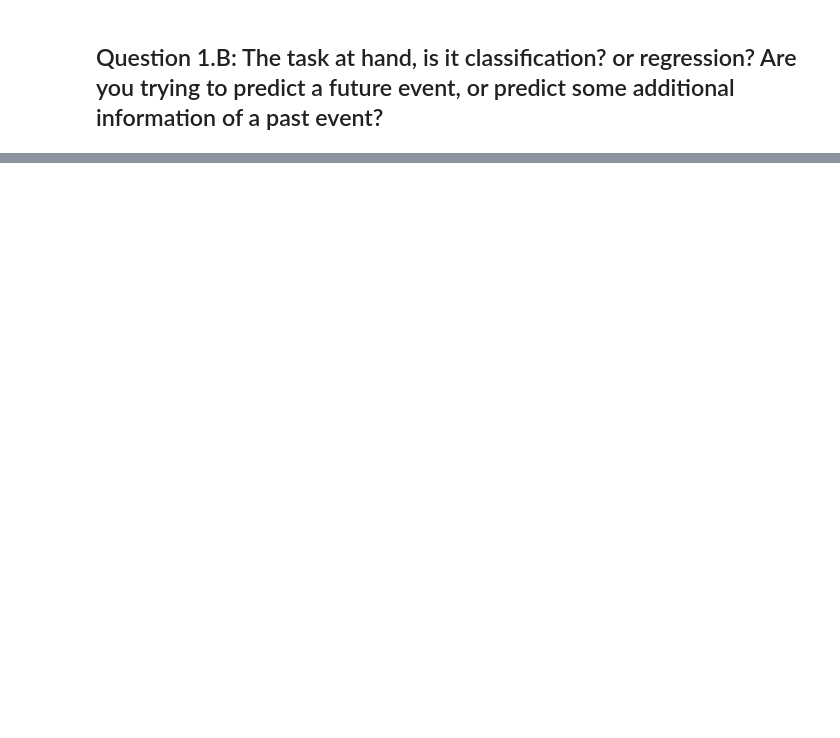
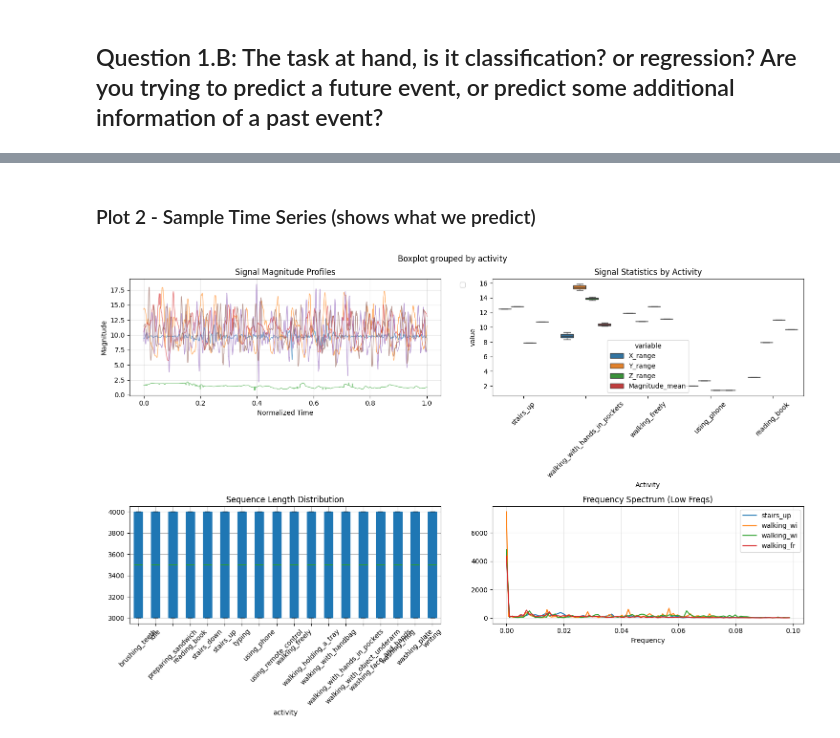
Before and after one commit to AbedShowgan/Deep_Learning_Workshop_DNA_HW2, a Jupyter notebook: 212112106_hw2_DL.ipynb, the cells around one changed output, grey strips where cells are left out. Cells and saved outputs as stored; diff of their text form; code cells hidden in the pictures; blank space fills up the shorter version.

```diff
--- a/212112106_hw2_DL.ipynb
+++ b/212112106_hw2_DL.ipynb
@@ -46,0 +454,65 @@ Tools and Techniques according to the exercise guidelines
+# %% [markdown]
+### Plot 2 - Sample Time Series (shows what we predict)
+# %%
+fig, axes = plt.subplots(2, 2, figsize=(15, 10))
+
+# Plot 1: FIXED magnitude overlay
+ax1 = axes[0,0]
+mags = {}
+for id_val, seq in sequences.items():
+    mag = np.linalg.norm(seq, axis=1)
+    mags[id_val] = mag
+
+# Group by activity and plot normalized time
+activity_groups = train.groupby('activity')['id'].apply(list)
+for activity, ids in activity_groups.items():
+    for id_val in ids[:3]:  # 3 per activity max
+        if id_val in mags:
+            mag = mags[id_val]
+            t_norm = np.linspace(0, 1, len(mag))
+            ax1.plot(t_norm, mag, alpha=0.6, linewidth=1, label=f'{activity[:8]}' if len(ids)==1 else None)
+ax1.set_title('Signal Magnitude Profiles')
+ax1.set_xlabel('Normalized Time')
+ax1.set_ylabel('Magnitude')
+ax1.grid(True, alpha=0.3)
+ax1.legend(bbox_to_anchor=(1.05, 1), loc='upper left')
+
+# Plot 2: Stats boxplot (unchanged)
+ax2 = axes[0,1]
+stats_data = []
+for id_val, seq in sequences.items():
+    stats_data.append({
+        'Activity': activities[id_val],
+        'X_range': seq[:,0].max() - seq[:,0].min(),
+        'Y_range': seq[:,1].max() - seq[:,1].min(),
+        'Z_range': seq[:,2].max() - seq[:,2].min(),
+        'Magnitude_mean': np.linalg.norm(seq, axis=1).mean()
+    })
+stats_df = pd.DataFrame(stats_data).melt(id_vars='Activity')
+sns.boxplot(data=stats_df, x='Activity', y='value', hue='variable', ax=ax2)
+ax2.set_title('Signal Statistics by Activity')
+ax2.tick_params(axis='x', rotation=45)
+
+# Plot 3: Sequence length
+ax3 = axes[1,0]
+train.boxplot(column='sequence_length', by='activity', ax=ax3, patch_artist=True)
+ax3.set_title('Sequence Length Distribution')
+plt.setp(ax3.get_xticklabels(), rotation=45)
+
+# Plot 4: FIXED frequency content
+ax4 = axes[1,1]
+for id_val, seq in list(sequences.items())[:4]:
+    fft = np.abs(np.fft.rfft(seq, axis=0))
+    freqs = np.fft.rfftfreq(len(seq))
+    avg_fft = fft.mean(axis=1)[:100]  # Average channels, first 100 freqs
+    freqs_short = freqs[:100]
+    ax4.plot(freqs_short, avg_fft, label=activities[id_val][:10])
+ax4.set_title('Frequency Spectrum (Low Freqs)')
+ax4.set_xlabel('Frequency')
+ax4.legend()
+ax4.grid(True, alpha=0.3)
+
+plt.tight_layout()
+plt.show()
+# %% [output]
+[figure, added]
```
Also changed, not shown: parts of 74 cells of this notebook, 11 other files.
